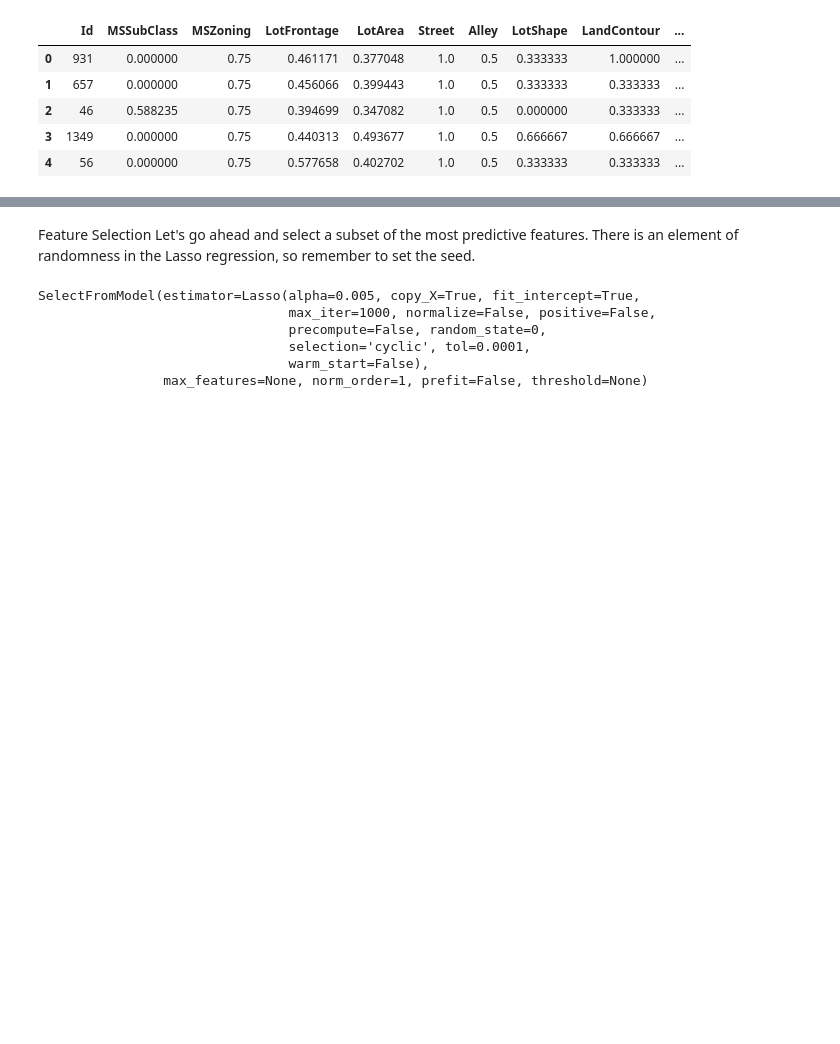
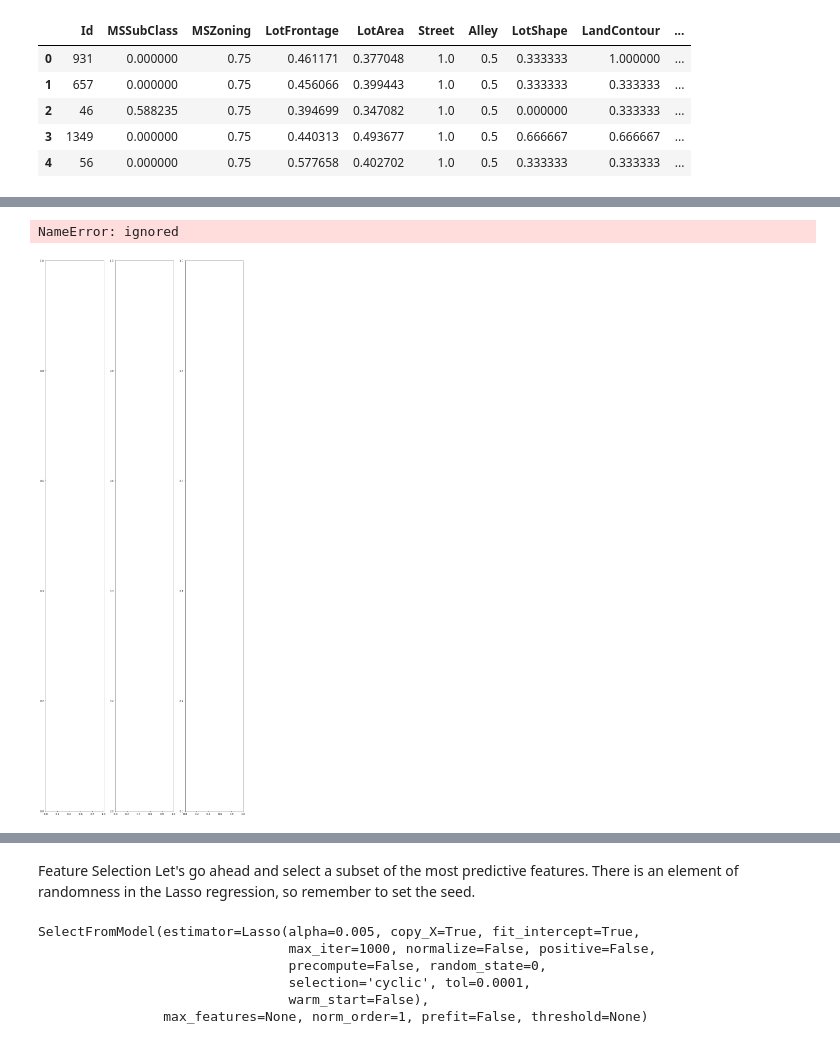
Before and after one commit to chandra-sekar-1983/eda, a Jupyter notebook: FeatureSelection.ipynb, the cells around one changed output, grey strips where cells are left out. Cells and saved outputs as stored; diff of their text form; code cells hidden in the pictures; blank space fills up the shorter version.

```diff
--- a/FeatureSelection.ipynb
+++ b/FeatureSelection.ipynb
@@ -40,0 +68,11 @@ X_train.head()
+# %%
+### Plotting distribution of numerical variables -
+fig, ax = plt.subplots(round(len(categorical_col) / 3), 3, figsize = (14, 40))
+
+for i, ax in enumerate(fig.axes):
+
+    if i < len(categorical_col) :
+        sns.boxplot(x=categorical_col[i],y='SalePrice', data=df2, ax=ax)
+# %% [output]
+NameError: ignored
+[figure, added]
```
Also changed, not shown: parts of 8 cells of this notebook.
